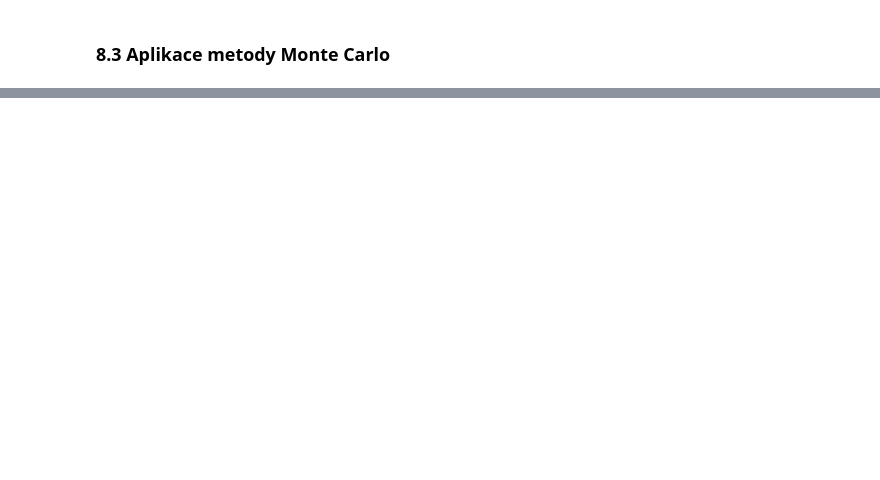
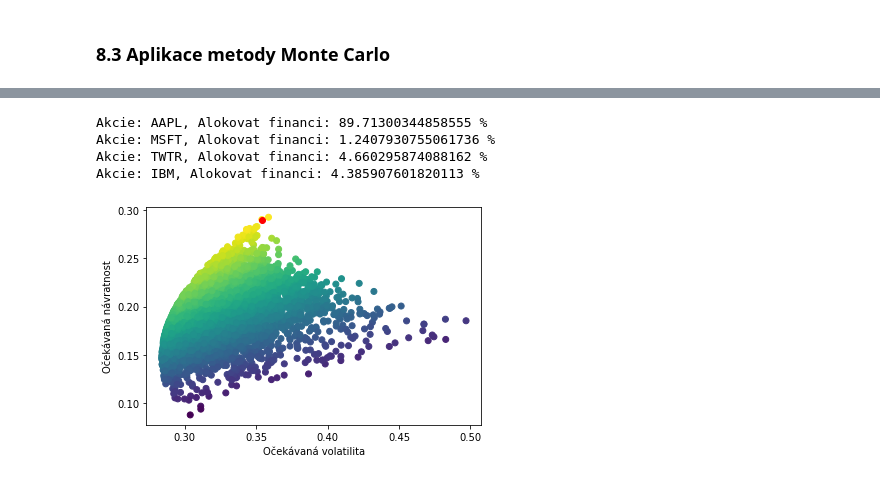
Before and after one commit to pavelberanek91/matematicky-software, a Jupyter notebook: MS8_monte_carlo.ipynb, the cells around one changed output, grey strips where cells are left out. Drawn from its saved outputs; the diff is of its cells as text; code cells hidden in the pictures; blank space fills up the shorter version.

```diff
--- a/MS8_monte_carlo.ipynb
+++ b/MS8_monte_carlo.ipynb
@@ -396,3 +414,48 @@ print(permutation([-1, 0, 1], ))
+# %%
+# Monte Carlo Simulation
+pocet_experimentu = 5000
+
+vahy_portfolia = np.zeros((pocet_experimentu, 4))   #poměry rozložení financní k nákupu akcií
+ocekavana_navratnost = np.zeros(pocet_experimentu)  #průměrná hodnota návratnosti z nákupuju->prodeje akcie
+ocekavana_volatilita = np.zeros(pocet_experimentu)  #vypovídá o rozsahu hodnot akcie (různé vzorce)
+sharpeho_pomer = np.zeros(pocet_experimentu)        #návratnost v poměru k riziku
+
+for i in range(pocet_experimentu):
+
+    #přidělíme akciím váhy, které budeme optimalizovat
+    weight = np.random.random(len(akcie))
+
+    #podělení sumou zajišťuje celkový součet = 1 (suma penět plně alokována mezi akcie)
+    weight /= weight.sum()
+    vahy_portfolia[i] = weight
+
+    #příznaky se násobí 252 a to ze složitého důvodu, který vyjde finančního vzorce
+    #https://augmentedtrader.com/2015/09/02/why-multiply-by-sqrt252-to-compute-the-sharpe-ratio/
+    ocekavana_navratnost[i] = np.sum(log_navratnosti.mean()*weight)*252
+    ocekavana_volatilita[i] = np.sqrt(np.dot(weight.T, np.dot(log_navratnosti.cov()*252, weight)))
+    sharpeho_pomer[i] = ocekavana_navratnost[i] / ocekavana_volatilita[i]
+
+#optimalni rozvržení portfolia akcií
+optimalni_vahy = vahy_portfolia[sharpeho_pomer.argmax()]*100
+for znacka_akcie, alokace in zip(akcie, optimalni_vahy):
+    print(f"Akcie: {znacka_akcie}, Alokovat financi: {alokace} %")
+# %% [output]
+Akcie: AAPL, Alokovat financi: 89.71300344858555 %
+Akcie: MSFT, Alokovat financi: 1.2407930755061736 %
+Akcie: TWTR, Alokovat financi: 4.660295874088162 %
+Akcie: IBM, Alokovat financi: 4.385907601820113 %
+# %%
+import matplotlib.pyplot as plt
+
+volatilita_optima = ocekavana_volatilita[sharpeho_pomer.argmax()]
+navratnost_optima = ocekavana_navratnost[sharpeho_pomer.argmax()]
+plt.scatter(ocekavana_volatilita, ocekavana_navratnost, c=sharpeho_pomer)
+plt.scatter(volatilita_optima, navratnost_optima, c='r')
+plt.xlabel('Očekávaná volatilita')
+plt.ylabel('Očekávaná návratnost')
+plt.show()
+# %% [output]
+[figure, added]
 # %% [markdown]
 #### Isingův model magnetismu
 
```
Also changed, not shown: parts of 20 cells of this notebook, 2 other files.
